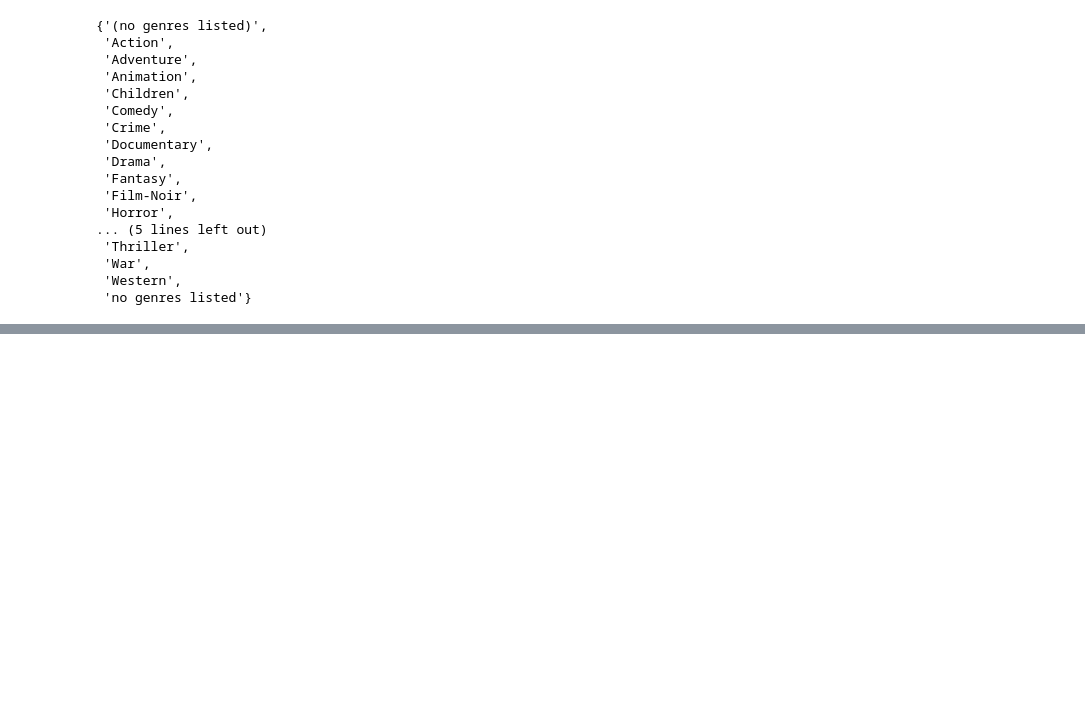
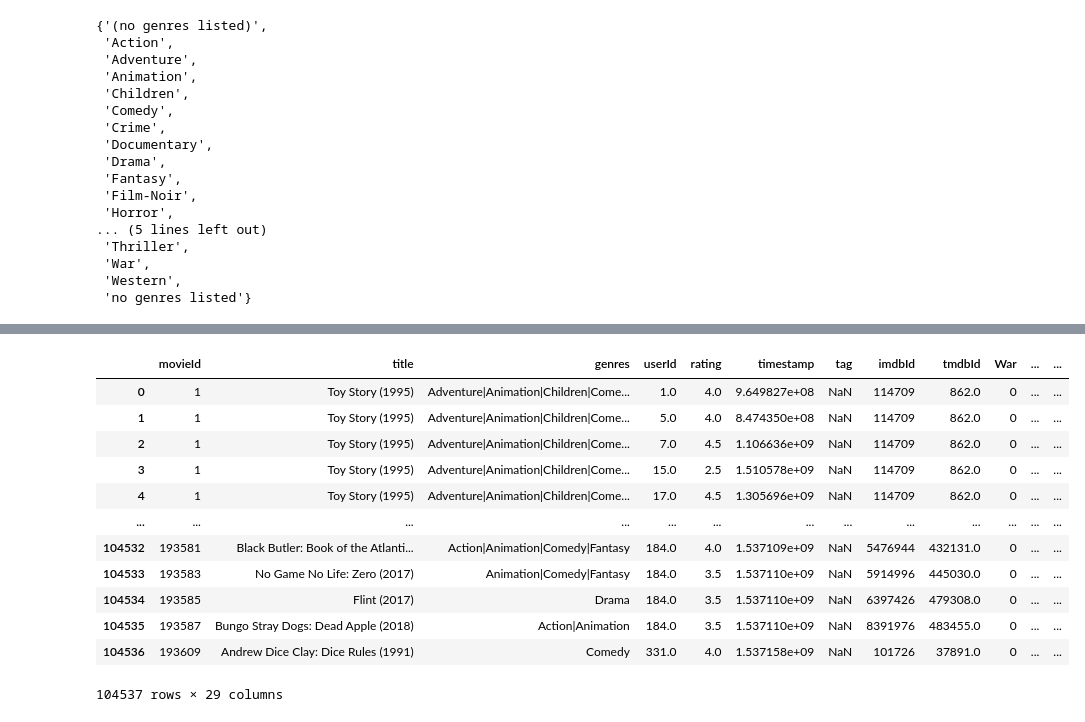
Before and after one commit to 2022ADS-4/spotlight, a Jupyter notebook: categories.ipynb, the cells around one changed output, grey strips where cells are left out. Cells and saved outputs as stored; diff of their text form; code cells hidden in the pictures; blank space fills up the shorter version.

```diff
--- a/categories.ipynb
+++ b/categories.ipynb
@@ -112,0 +116,17 @@ data
+# %%
+genres_columns.remove('(no genres listed)')
+data.drop(['(no genres listed)'], axis=1)
+# %% [output]
+|  | movieId | title | genres | userId | rating | timestamp | tag | imdbId | tmdbId | War | ... | ... |
+| 0 | 1 | Toy Story (1995) | Adventure|Animation|Children|Come... | 1.0 | 4.0 | 9.649827e+08 | NaN | 114709 | 862.0 | 0 | ... | ... |
+| 1 | 1 | Toy Story (1995) | Adventure|Animation|Children|Come... | 5.0 | 4.0 | 8.474350e+08 | NaN | 114709 | 862.0 | 0 | ... | ... |
+| 2 | 1 | Toy Story (1995) | Adventure|Animation|Children|Come... | 7.0 | 4.5 | 1.106636e+09 | NaN | 114709 | 862.0 | 0 | ... | ... |
+| 3 | 1 | Toy Story (1995) | Adventure|Animation|Children|Come... | 15.0 | 2.5 | 1.510578e+09 | NaN | 114709 | 862.0 | 0 | ... | ... |
+| 4 | 1 | Toy Story (1995) | Adventure|Animation|Children|Come... | 17.0 | 4.5 | 1.305696e+09 | NaN | 114709 | 862.0 | 0 | ... | ... |
+| ... | ... | ... | ... | ... | ... | ... | ... | ... | ... | ... | ... | ... |
+| 104532 | 193581 | Black Butler: Book of the Atlanti... | Action|Animation|Comedy|Fantasy | 184.0 | 4.0 | 1.537109e+09 | NaN | 5476944 | 432131.0 | 0 | ... | ... |
+| 104533 | 193583 | No Game No Life: Zero (2017) | Animation|Comedy|Fantasy | 184.0 | 3.5 | 1.537110e+09 | NaN | 5914996 | 445030.0 | 0 | ... | ... |
+| 104534 | 193585 | Flint (2017) | Drama | 184.0 | 3.5 | 1.537110e+09 | NaN | 6397426 | 479308.0 | 0 | ... | ... |
+| 104535 | 193587 | Bungo Stray Dogs: Dead Apple (2018) | Action|Animation | 184.0 | 3.5 | 1.537110e+09 | NaN | 8391976 | 483455.0 | 0 | ... | ... |
+| 104536 | 193609 | Andrew Dice Clay: Dice Rules (1991) | Comedy | 331.0 | 4.0 | 1.537158e+09 | NaN | 101726 | 37891.0 | 0 | ... | ... |
+104537 rows × 29 columns
```
Also changed, not shown: parts of 4 cells of this notebook.
